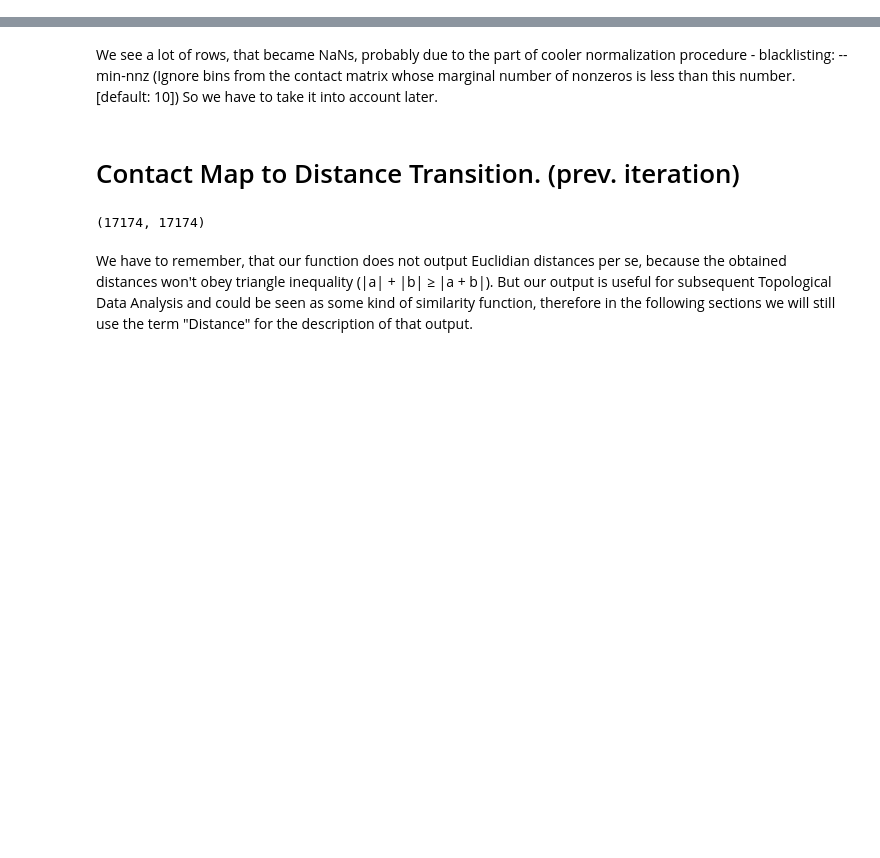
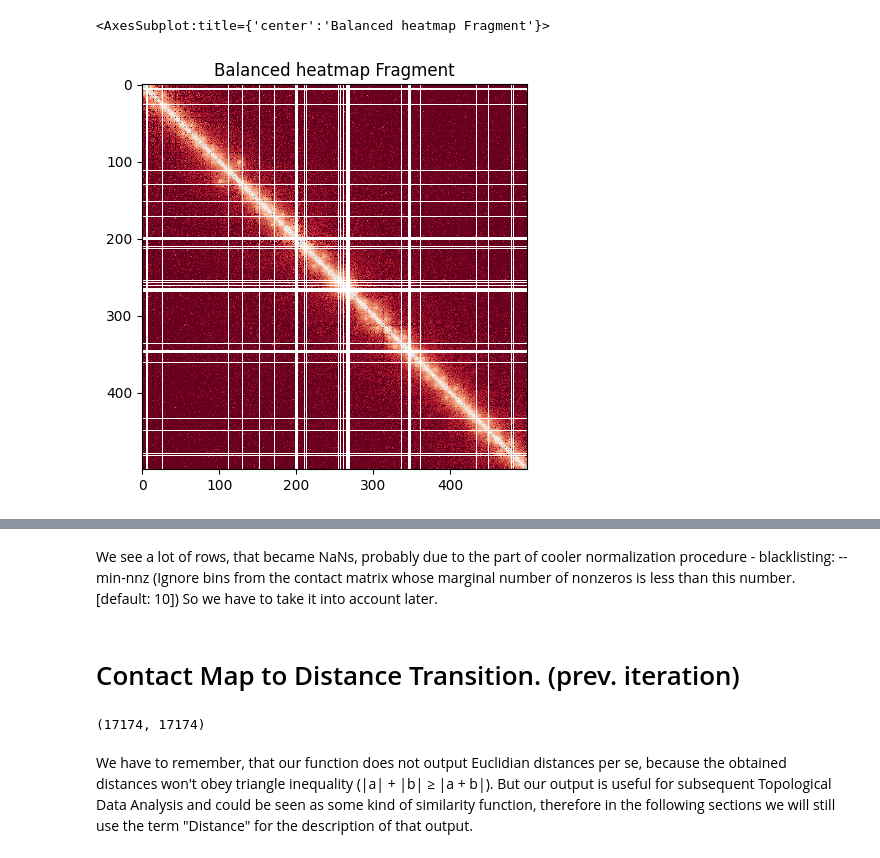
Before and after one commit to aleskunder/topology_loop_caller, a Jupyter notebook: example_notebooks/Contacts_To_Distances_step_1.ipynb, the cells around one changed output, grey strips where cells are left out. Cells and saved outputs as stored; diff of their text form; code cells hidden in the pictures; blank space fills up the shorter version.

```diff
--- a/example_notebooks/Contacts_To_Distances_step_1.ipynb
+++ b/example_notebooks/Contacts_To_Distances_step_1.ipynb
@@ -27,0 +88,11 @@ Text(0.5, 1.0, 'Balanced heatmap Fragment')
+# %%
+plot_hic_matrix_fragment(
+    bal,
+    (1000, 1000, 500),
+    lop1p_add=1e-3,
+    figsize=(5, 5),
+    plot_title="Balanced heatmap Fragment",
+)
+# %% [output]
+<AxesSubplot:title={'center':'Balanced heatmap Fragment'}>
+[figure, added]
```
Also changed, not shown: parts of 15 cells of this notebook.
